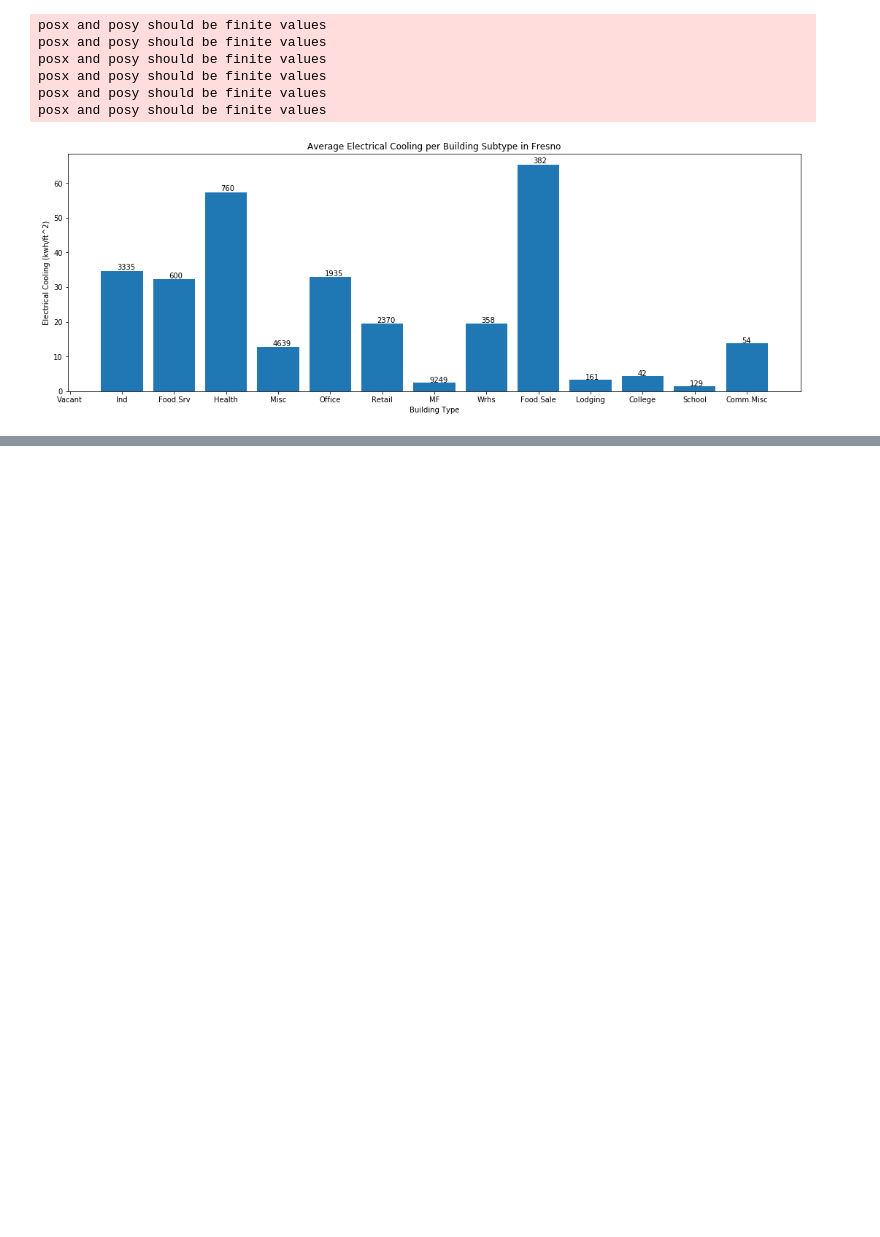
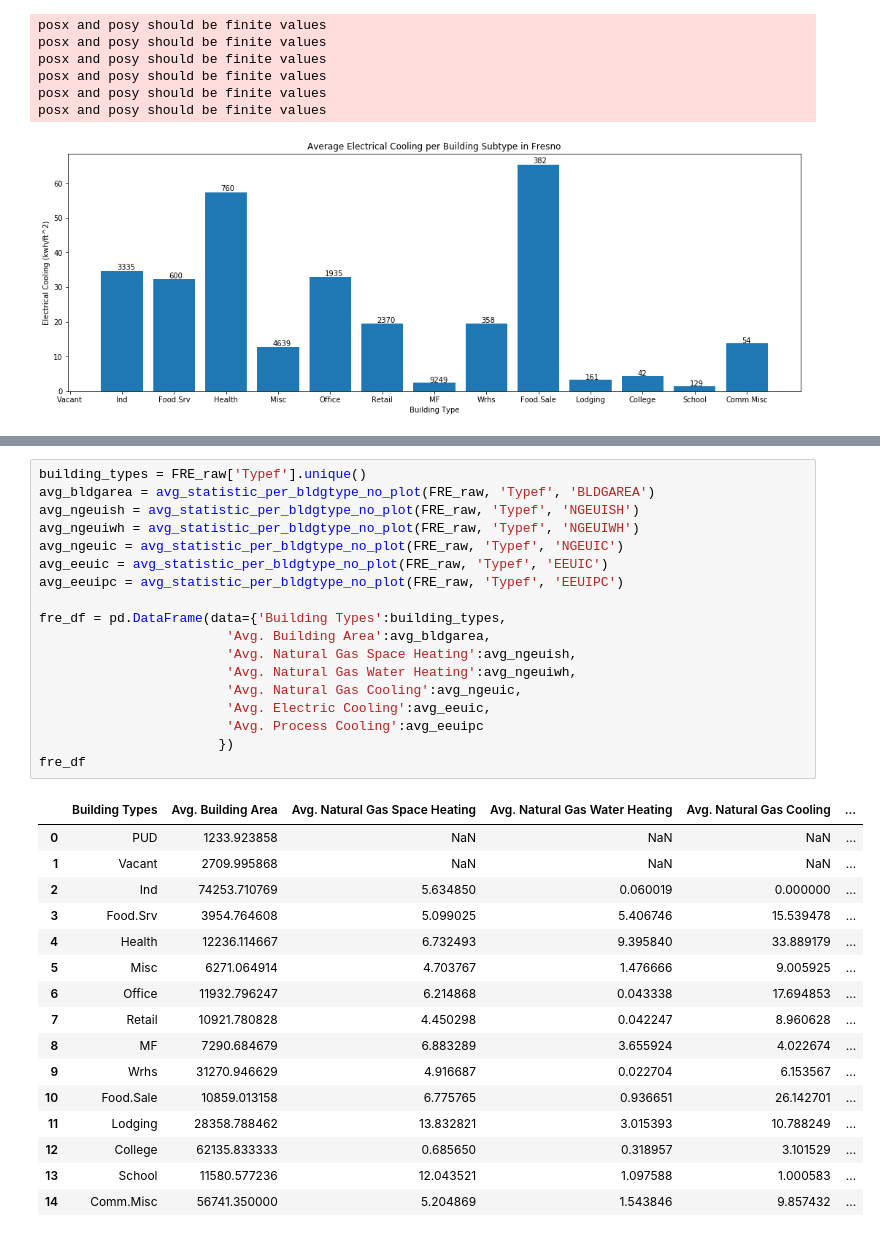
Before and after one commit to BuildingDecarb/URAP_2020, a Jupyter notebook: Buildings_FRE_TUL/Buildings.ipynb, the cells around one changed output, grey strips where cells are left out. Saved outputs shown, nothing was run; the diff lists cells and outputs as text; blank space fills up the shorter version.

```diff
--- a/Buildings_FRE_TUL/Buildings.ipynb
+++ b/Buildings_FRE_TUL/Buildings.ipynb
@@ -132,0 +203,35 @@ posx and posy should be finite values
+# %%
+building_types = FRE_raw['Typef'].unique()
+avg_bldgarea = avg_statistic_per_bldgtype_no_plot(FRE_raw, 'Typef', 'BLDGAREA')
+avg_ngeuish = avg_statistic_per_bldgtype_no_plot(FRE_raw, 'Typef', 'NGEUISH')
+avg_ngeuiwh = avg_statistic_per_bldgtype_no_plot(FRE_raw, 'Typef', 'NGEUIWH')
+avg_ngeuic = avg_statistic_per_bldgtype_no_plot(FRE_raw, 'Typef', 'NGEUIC')
+avg_eeuic = avg_statistic_per_bldgtype_no_plot(FRE_raw, 'Typef', 'EEUIC')
+avg_eeuipc = avg_statistic_per_bldgtype_no_plot(FRE_raw, 'Typef', 'EEUIPC')
+
+fre_df = pd.DataFrame(data={'Building Types':building_types,
+                        'Avg. Building Area':avg_bldgarea,
+                        'Avg. Natural Gas Space Heating':avg_ngeuish,
+                        'Avg. Natural Gas Water Heating':avg_ngeuiwh,
+                        'Avg. Natural Gas Cooling':avg_ngeuic,
+                        'Avg. Electric Cooling':avg_eeuic,
+                        'Avg. Process Cooling':avg_eeuipc
+                       })
+fre_df
+# %% [output]
+|  | Building Types | Avg. Building Area | Avg. Natural Gas Space Heating | Avg. Natural Gas Water Heating | Avg. Natural Gas Cooling | ... |
+| 0 | PUD | 1233.923858 | NaN | NaN | NaN | ... |
+| 1 | Vacant | 2709.995868 | NaN | NaN | NaN | ... |
+| 2 | Ind | 74253.710769 | 5.634850 | 0.060019 | 0.000000 | ... |
+| 3 | Food.Srv | 3954.764608 | 5.099025 | 5.406746 | 15.539478 | ... |
+| 4 | Health | 12236.114667 | 6.732493 | 9.395840 | 33.889179 | ... |
+| 5 | Misc | 6271.064914 | 4.703767 | 1.476666 | 9.005925 | ... |
+| 6 | Office | 11932.796247 | 6.214868 | 0.043338 | 17.694853 | ... |
+| 7 | Retail | 10921.780828 | 4.450298 | 0.042247 | 8.960628 | ... |
+| 8 | MF | 7290.684679 | 6.883289 | 3.655924 | 4.022674 | ... |
+| 9 | Wrhs | 31270.946629 | 4.916687 | 0.022704 | 6.153567 | ... |
+| 10 | Food.Sale | 10859.013158 | 6.775765 | 0.936651 | 26.142701 | ... |
+| 11 | Lodging | 28358.788462 | 13.832821 | 3.015393 | 10.788249 | ... |
+| 12 | College | 62135.833333 | 0.685650 | 0.318957 | 3.101529 | ... |
+| 13 | School | 11580.577236 | 12.043521 | 1.097588 | 1.000583 | ... |
+| 14 | Comm.Misc | 56741.350000 | 5.204869 | 1.543846 | 9.857432 | ... |
```
Also changed, not shown: parts of 6 cells of this notebook.
